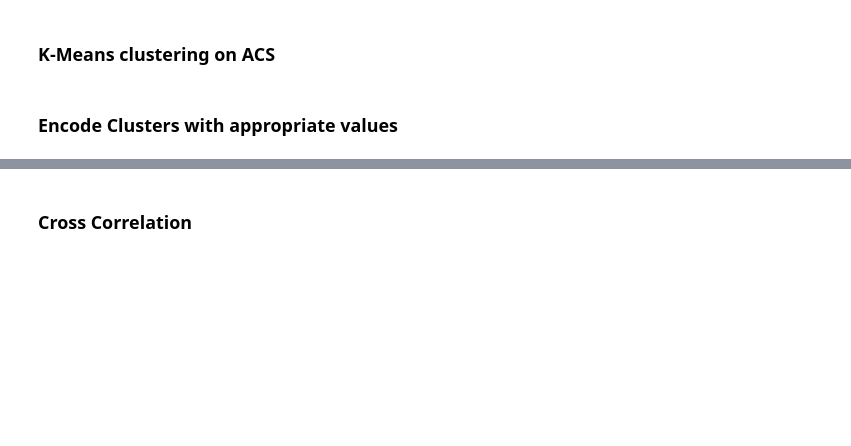
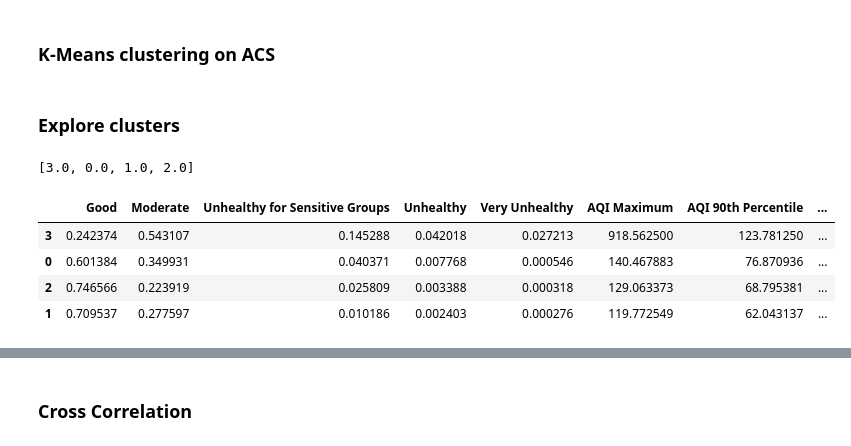
Before and after one commit to Suchith3004/socioeconomic-pollution, a Jupyter notebook: scripts/clustering_analysis.ipynb, the cells around one changed output, grey strips where cells are left out. Cells and saved outputs as stored; diff of their text form; code cells hidden in the pictures; blank space fills up the shorter version.

```diff
--- a/scripts/clustering_analysis.ipynb
+++ b/scripts/clustering_analysis.ipynb
@@ -212,11 +212,9 @@ reduced_epa.to_csv('../dataset/epa_aqi_clustered.csv', index=False)
 # %% [markdown]
 ### K-Means clustering on AQI
 # %%
-kmm = cluster.KMeans(n_clusters=5, random_state=27)
+kmm = cluster.KMeans(n_clusters=4, random_state=27)
 kmm.fit_predict(aqi.drop(columns=['cbsa_code', 'year']))
 aqi['cluster'] = kmm.labels_
-
-aqi.to_csv('../dataset/aqi_clustered.csv', index=False)
 # %% [markdown]
 ### K-Means clustering on ACS
 # %%
@@ -227,2 +224,23 @@ census.to_csv('../dataset/census_clustered.csv', index=False)
-# %% [markdown]
-### Encode Clusters with appropriate values
+# %% [markdown]
+### Explore clusters
+# %%
+cluster_info = pd.DataFrame()
+for clus in aqi['cluster'].unique():
+    new_row = dict()
+    cluster_aqi = aqi[aqi['cluster'] == clus]
+    for col in cluster_aqi:
+        new_row[col] = cluster_aqi[col].mean()
+
+    cluster_info = cluster_info.append(new_row, ignore_index=True)
+
+cluster_info.sort_values(['Unhealthy for Sensitive Groups'], inplace=True, axis=0, ascending=False)
+aqi_clusters = list(cluster_info['cluster'])
+print(aqi_clusters)
+cluster_info
+# %% [output]
+[3.0, 0.0, 1.0, 2.0]
+|  | Good | Moderate | Unhealthy for Sensitive Groups | Unhealthy | Very Unhealthy | AQI Maximum | AQI 90th Percentile | ... |
+| 3 | 0.242374 | 0.543107 | 0.145288 | 0.042018 | 0.027213 | 918.562500 | 123.781250 | ... |
+| 0 | 0.601384 | 0.349931 | 0.040371 | 0.007768 | 0.000546 | 140.467883 | 76.870936 | ... |
+| 2 | 0.746566 | 0.223919 | 0.025809 | 0.003388 | 0.000318 | 129.063373 | 68.795381 | ... |
+| 1 | 0.709537 | 0.277597 | 0.010186 | 0.002403 | 0.000276 | 119.772549 | 62.043137 | ... |
```
Also changed, not shown: parts of 13 cells of this notebook, 7 other files.
